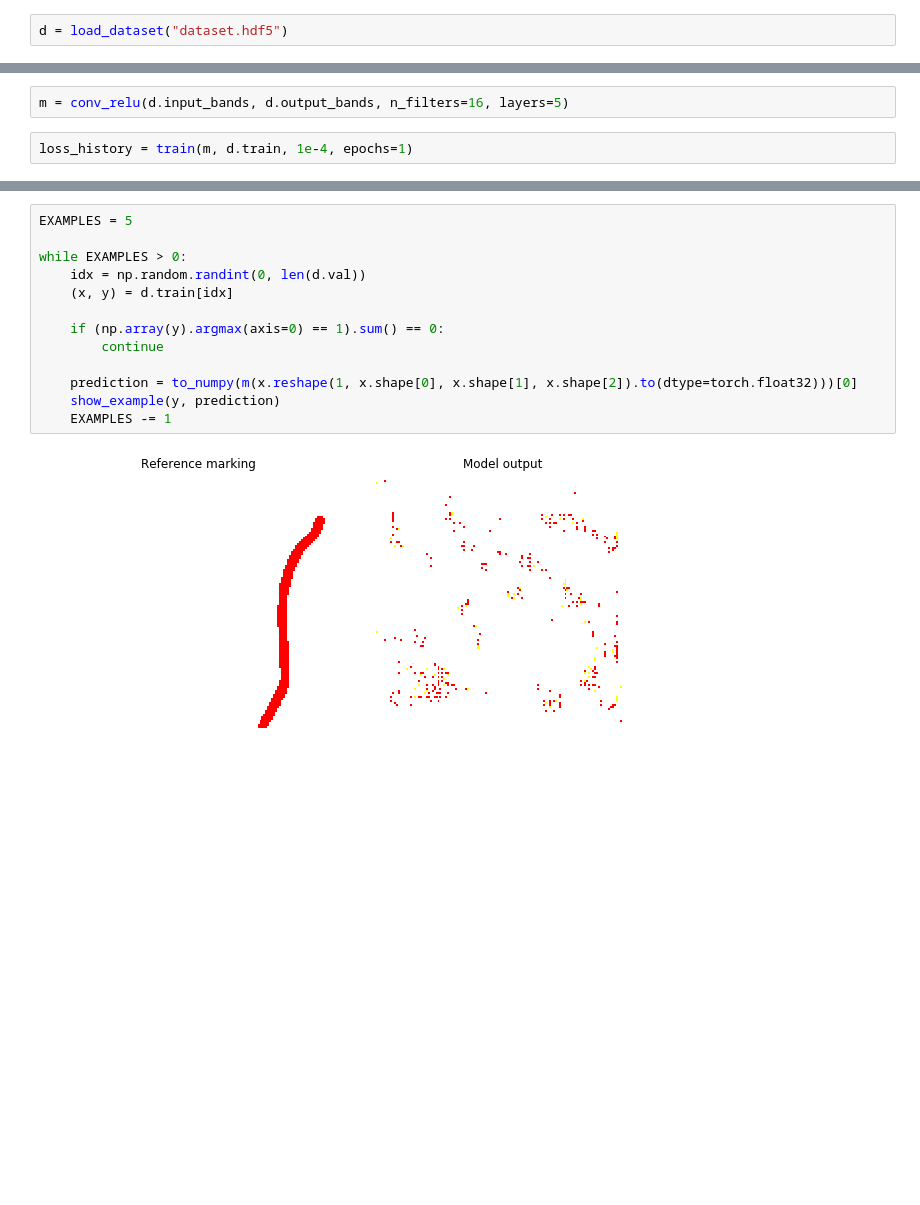
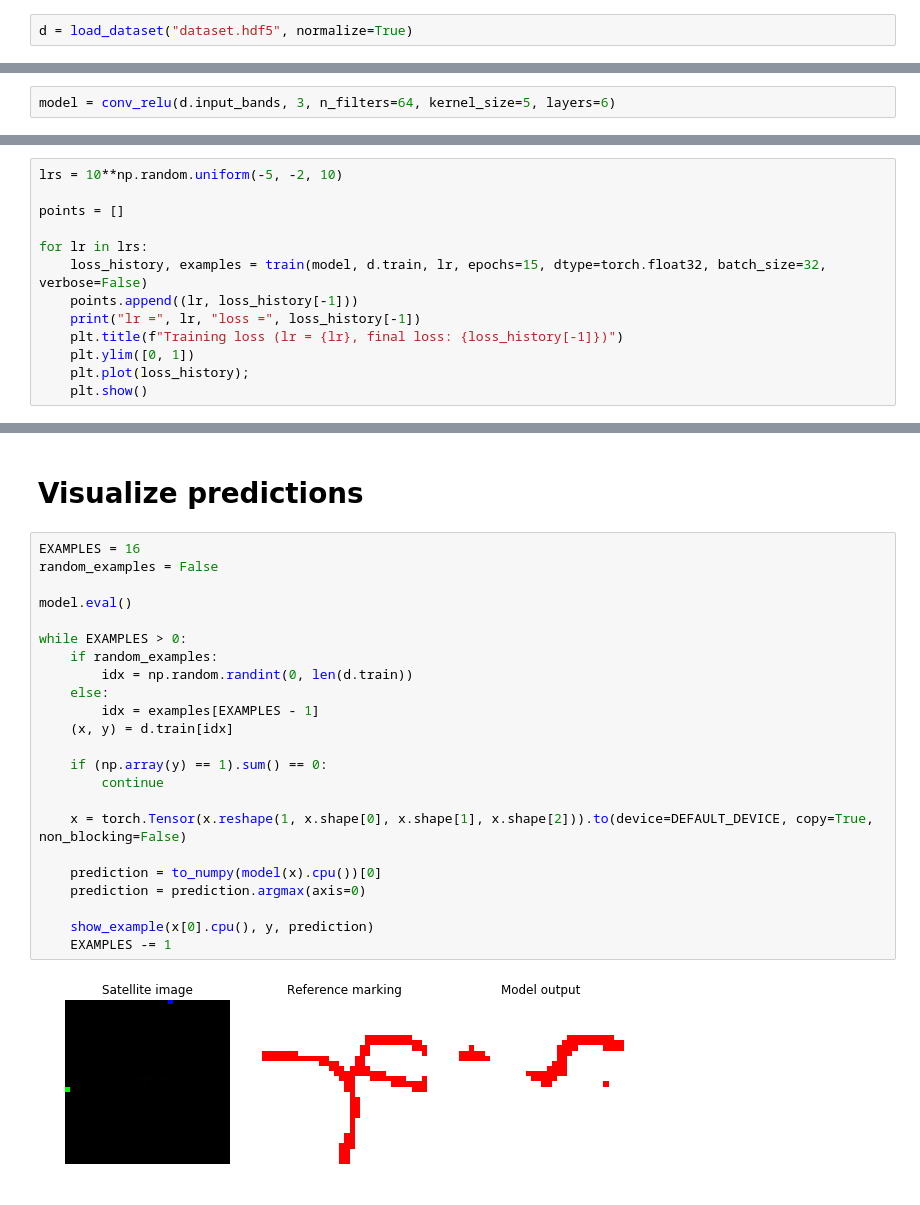
Before and after one commit to openafro/model, a Jupyter notebook: Playground.ipynb, the cells around one changed output, grey strips where cells are left out. Cells and saved outputs as stored; diff of their text form; blank space fills up the shorter version.

Commit message:
Add first model which outputs reasonable predictions

```diff
--- a/Playground.ipynb
+++ b/Playground.ipynb
@@ -32,2 +46,2 @@ def show_example(y, prediction):
 # %%
-d = load_dataset("dataset.hdf5")
+d = load_dataset("dataset.hdf5", normalize=True)
@@ -34,4 +73,2 @@ d = load_dataset("dataset.hdf5")
 # %%
-m = conv_relu(d.input_bands, d.output_bands, n_filters=16, layers=5)
+model = conv_relu(d.input_bands, 3, n_filters=64, kernel_size=5, layers=6)
-# %%
-loss_history = train(m, d.train, 1e-4, epochs=1)
@@ -53,0 +75,13 @@ loss_history[-1]
+# %%
+lrs = 10**np.random.uniform(-5, -2, 10)
+
+points = []
+
+for lr in lrs:
+    loss_history, examples = train(model, d.train, lr, epochs=15, dtype=torch.float32, batch_size=32, verbose=False)
+    points.append((lr, loss_history[-1]))
+    print("lr =", lr, "loss =", loss_history[-1])
+    plt.title(f"Training loss (lr = {lr}, final loss: {loss_history[-1]})")
+    plt.ylim([0, 1])
+    plt.plot(loss_history);
+    plt.show()
@@ -54,15 +112,27 @@ loss_history[-1]
+# %% [markdown]
+# Visualize predictions
 # %%
-EXAMPLES = 5
+EXAMPLES = 16
+random_examples = False
+
+model.eval()
 
 while EXAMPLES > 0:
-    idx = np.random.randint(0, len(d.val))
+    if random_examples:
+        idx = np.random.randint(0, len(d.train))
+    else:
+        idx = examples[EXAMPLES - 1]
     (x, y) = d.train[idx]
 
-    if (np.array(y).argmax(axis=0) == 1).sum() == 0:
+    if (np.array(y) == 1).sum() == 0:
         continue
 
-    prediction = to_numpy(m(x.reshape(1, x.shape[0], x.shape[1], x.shape[2]).to(dtype=torch.float32)))[0]
-    show_example(y, prediction)
+    x = torch.Tensor(x.reshape(1, x.shape[0], x.shape[1], x.shape[2])).to(device=DEFAULT_DEVICE, copy=True, non_blocking=False)
+
+    prediction = to_numpy(model(x).cpu())[0]
+    prediction = prediction.argmax(axis=0)
+
+    show_example(x[0].cpu(), y, prediction)
     EXAMPLES -= 1
 # %% [output]
-[figure, old version]
+[figure, new version]
```
Also changed, not shown: parts of 12 cells of this notebook, 3 other files.
